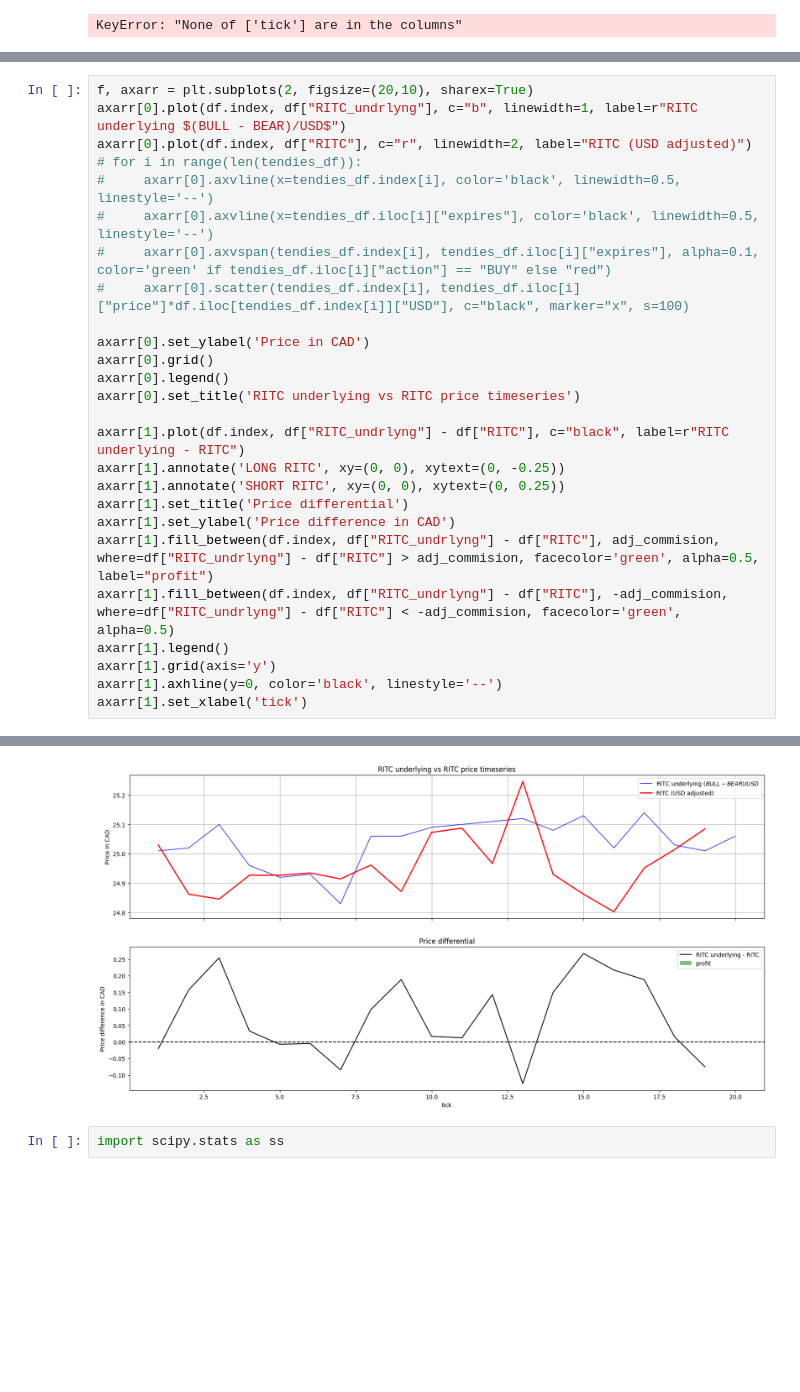
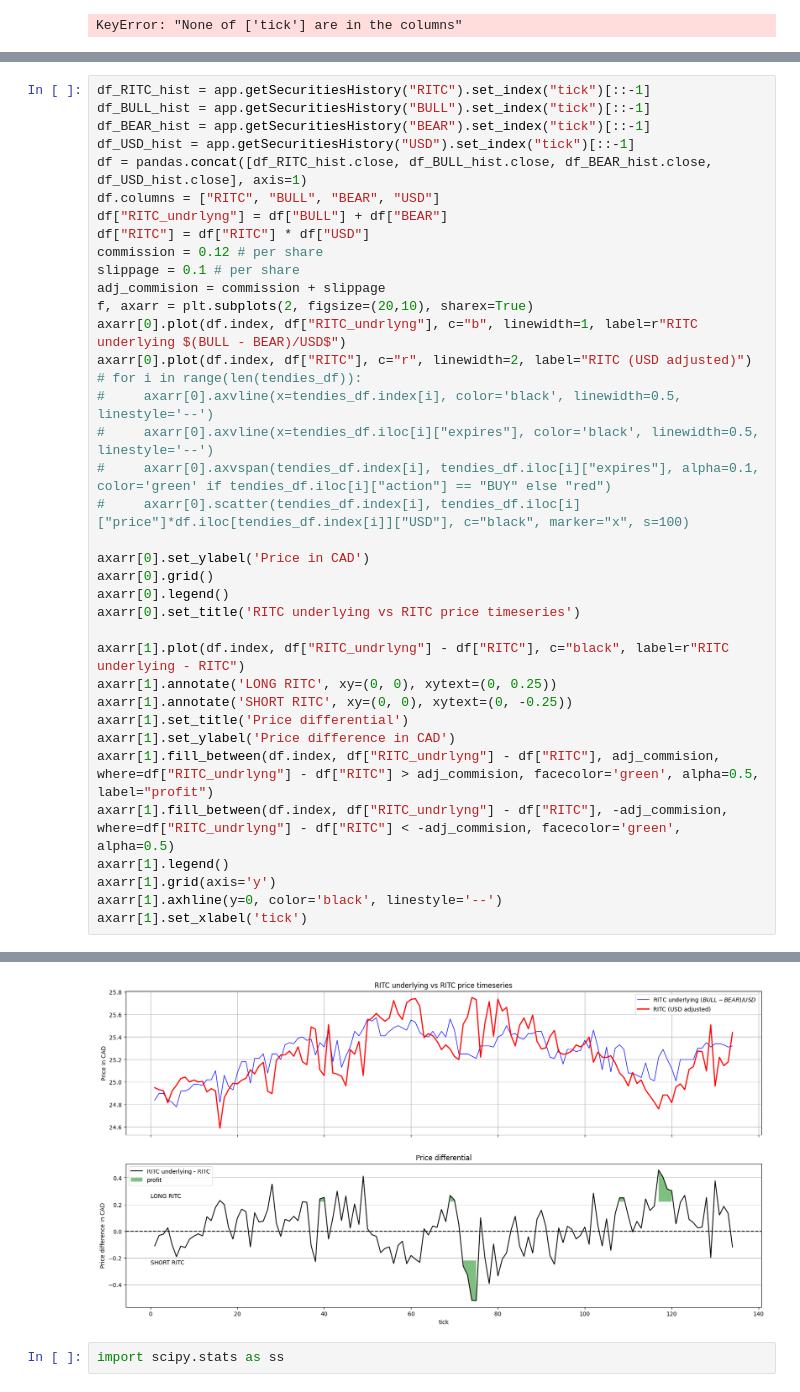
Before and after one commit to felixpoirier1/RIT, a Jupyter notebook: Algorithmic/analysis.ipynb, the cells around one changed output, grey strips where cells are left out. Cells and saved outputs as stored; diff of their text form; blank space fills up the shorter version.

```diff
--- a/Algorithmic/analysis.ipynb
+++ b/Algorithmic/analysis.ipynb
@@ -40,32 +26,43 @@ adj_commision = commission + slippage
 # %%
+df_RITC_hist = app.getSecuritiesHistory("RITC").set_index("tick")[::-1]
+df_BULL_hist = app.getSecuritiesHistory("BULL").set_index("tick")[::-1]
+df_BEAR_hist = app.getSecuritiesHistory("BEAR").set_index("tick")[::-1]
+df_USD_hist = app.getSecuritiesHistory("USD").set_index("tick")[::-1]
+df = pandas.concat([df_RITC_hist.close, df_BULL_hist.close, df_BEAR_hist.close, df_USD_hist.close], axis=1)
+df.columns = ["RITC", "BULL", "BEAR", "USD"]
+df["RITC_undrlyng"] = df["BULL"] + df["BEAR"]
+df["RITC"] = df["RITC"] * df["USD"]
+commission = 0.12 # per share
+slippage = 0.1 # per share
+adj_commision = commission + slippage
 f, axarr = plt.subplots(2, figsize=(20,10), sharex=True)
 axarr[0].plot(df.index, df["RITC_undrlyng"], c="b", linewidth=1, label=r"RITC underlying $(BULL - BEAR)/USD$")
 axarr[0].plot(df.index, df["RITC"], c="r", linewidth=2, label="RITC (USD adjusted)")
 # for i in range(len(tendies_df)):
 #     axarr[0].axvline(x=tendies_df.index[i], color='black', linewidth=0.5, linestyle='--')
 #     axarr[0].axvline(x=tendies_df.iloc[i]["expires"], color='black', linewidth=0.5, linestyle='--')
 #     axarr[0].axvspan(tendies_df.index[i], tendies_df.iloc[i]["expires"], alpha=0.1, color='green' if tendies_df.iloc[i]["action"] == "BUY" else "red")
 #     axarr[0].scatter(tendies_df.index[i], tendies_df.iloc[i]["price"]*df.iloc[tendies_df.index[i]]["USD"], c="black", marker="x", s=100)
 
 axarr[0].set_ylabel('Price in CAD')
 axarr[0].grid()
 axarr[0].legend()
 axarr[0].set_title('RITC underlying vs RITC price timeseries')
 
 axarr[1].plot(df.index, df["RITC_undrlyng"] - df["RITC"], c="black", label=r"RITC underlying - RITC")
-axarr[1].annotate('LONG RITC', xy=(0, 0), xytext=(0, -0.25))
-axarr[1].annotate('SHORT RITC', xy=(0, 0), xytext=(0, 0.25))
+axarr[1].annotate('LONG RITC', xy=(0, 0), xytext=(0, 0.25))
+axarr[1].annotate('SHORT RITC', xy=(0, 0), xytext=(0, -0.25))
 axarr[1].set_title('Price differential')
 axarr[1].set_ylabel('Price difference in CAD')
 axarr[1].fill_between(df.index, df["RITC_undrlyng"] - df["RITC"], adj_commision, where=df["RITC_undrlyng"] - df["RITC"] > adj_commision, facecolor='green', alpha=0.5, label="profit")
 axarr[1].fill_between(df.index, df["RITC_undrlyng"] - df["RITC"], -adj_commision, where=df["RITC_undrlyng"] - df["RITC"] < -adj_commision, facecolor='green', alpha=0.5)
 axarr[1].legend()
 axarr[1].grid(axis='y')
 axarr[1].axhline(y=0, color='black', linestyle='--')
 axarr[1].set_xlabel('tick')
 # %% [output]
 Text(0.5, 0, 'tick')
-[figure, old version]
+[figure, new version]
 # %%
 import scipy.stats as ss
 # %%
```
Also changed, not shown: parts of 3 cells of this notebook, 1 other file.
